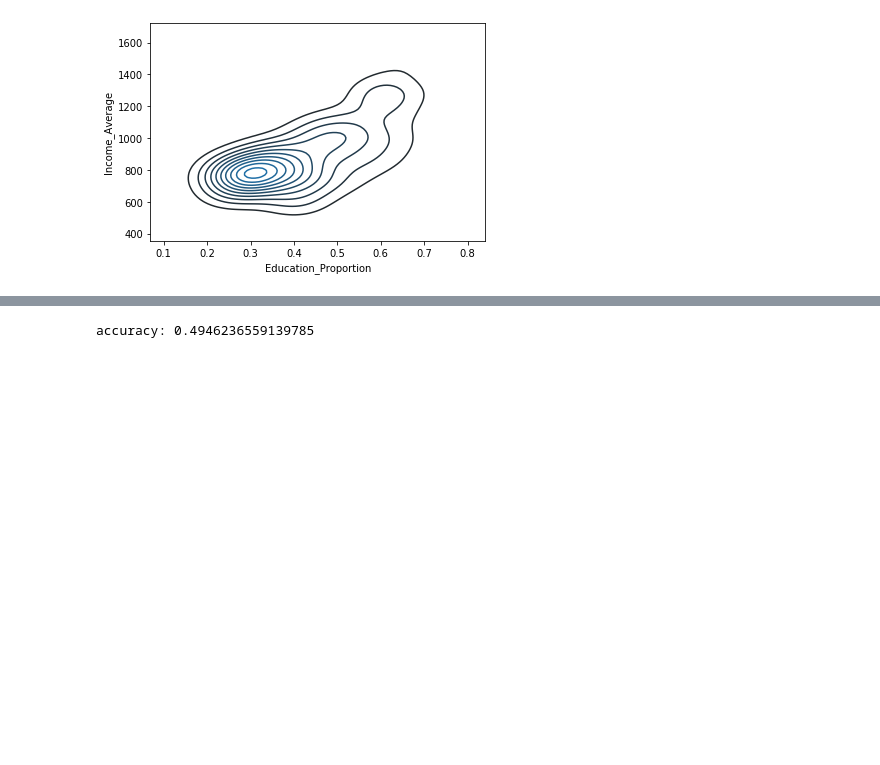
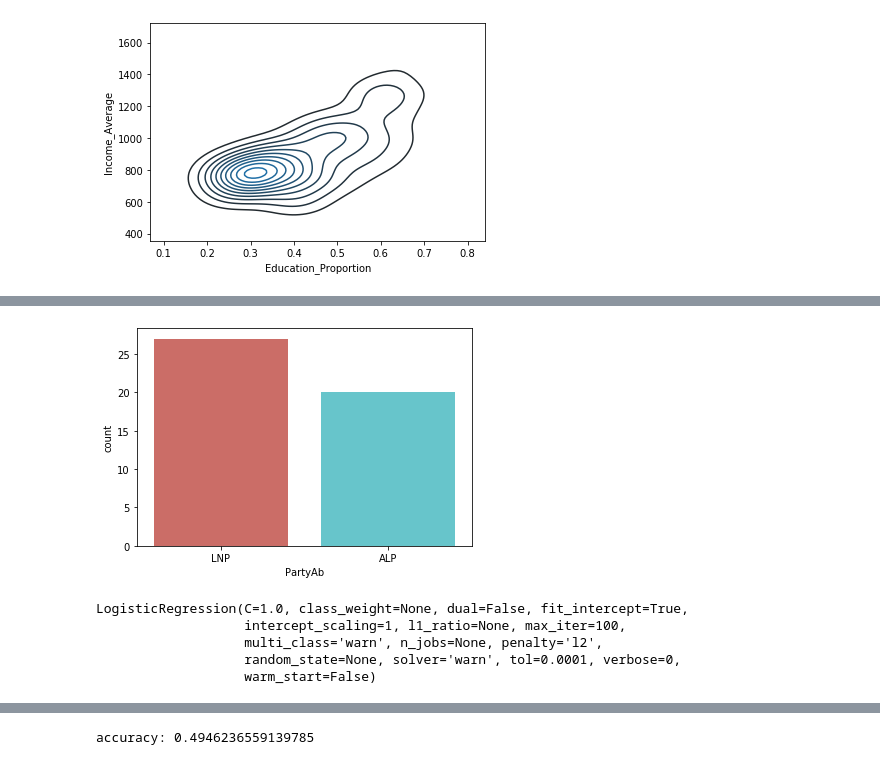
Before and after one commit to garyliu427/data-science-project-2019, a Jupyter notebook: Group Assignment Working notebook.ipynb, the cells around one changed output, grey strips where cells are left out. Drawn from its saved outputs; the diff is of its cells as text; code cells hidden in the pictures; blank space fills up the shorter version.

```diff
--- a/Group Assignment Working notebook.ipynb
+++ b/Group Assignment Working notebook.ipynb
@@ -420,0 +435,4 @@ sns.kdeplot(df_final.Education_Proportion,df_final.Income_Average )
+# %%
+FullFed = pd.read_csv("Clean Data/FedFull.csv")
+# %%
+FullFed = FullFed.drop(columns='Unnamed: 0')
@@ -420,0 +448,16 @@ sns.kdeplot(df_final.Education_Proportion,df_final.Income_Average )
+# %%
+sns.countplot(FullFed['PartyAb'], data = FullFed, palette='hls')
+plt.show()
+# %% [output]
+[figure, added]
+# %%
+reg = linear_model.LogisticRegression()
+X_train = FullFed.drop(['Name','PartyAb'],axis = 1)
+y_train = FullFed['PartyAb']
+reg.fit(X_train, y_train)
+# %% [output]
+LogisticRegression(C=1.0, class_weight=None, dual=False, fit_intercept=True,
+                   intercept_scaling=1, l1_ratio=None, max_iter=100,
+                   multi_class='warn', n_jobs=None, penalty='l2',
+                   random_state=None, solver='warn', tol=0.0001, verbose=0,
+                   warm_start=False)
```
Also changed, not shown: parts of 13 cells of this notebook.
